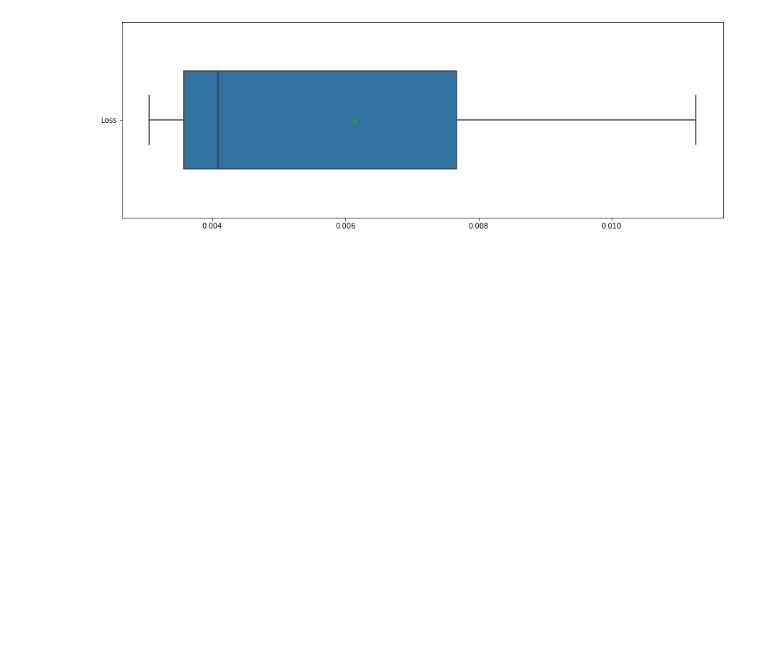
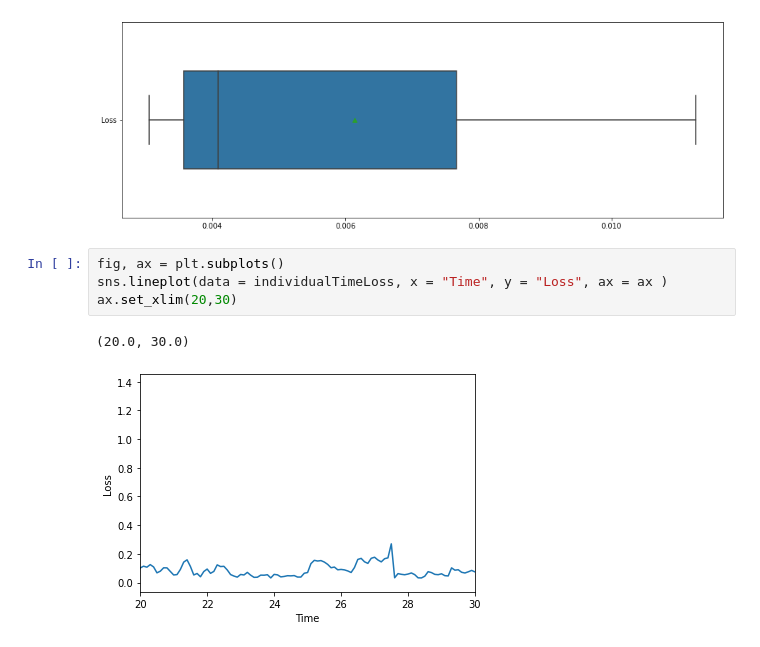
Before and after one commit to runnily/3095-Simulations-of-hybrid-systems-using-neural-networks, a Jupyter notebook: plots/hybrid systems/bouncing ball.ipynb, the cells around one changed output. Saved outputs shown, nothing was run; the diff lists cells and outputs as text; blank space fills up the shorter version.

```diff
--- a/plots/hybrid systems/bouncing ball.ipynb
+++ b/plots/hybrid systems/bouncing ball.ipynb
@@ -376,3 +368,10 @@ sns.boxplot(data = simulationLossDistance[["Loss"]], showmeans=True, orient="h",
 # %% [output]
 <AxesSubplot:>
 [figure]
+# %%
+fig, ax = plt.subplots()
+sns.lineplot(data = individualTimeLoss, x = "Time", y = "Loss", ax = ax )
+ax.set_xlim(20,30)
+# %% [output]
+(20.0, 30.0)
+[figure, added]
```
Also changed, not shown: parts of 3 cells of this notebook, 1 other file.
